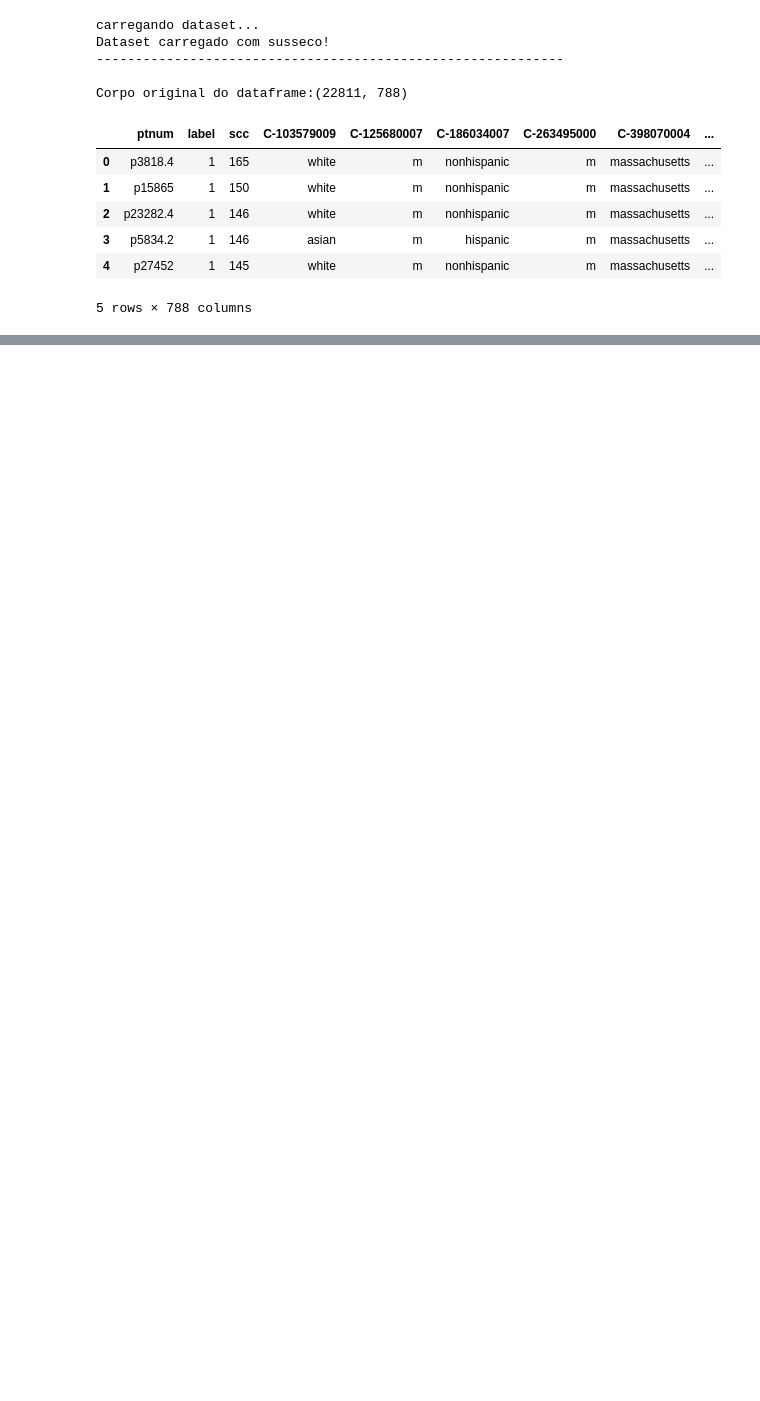
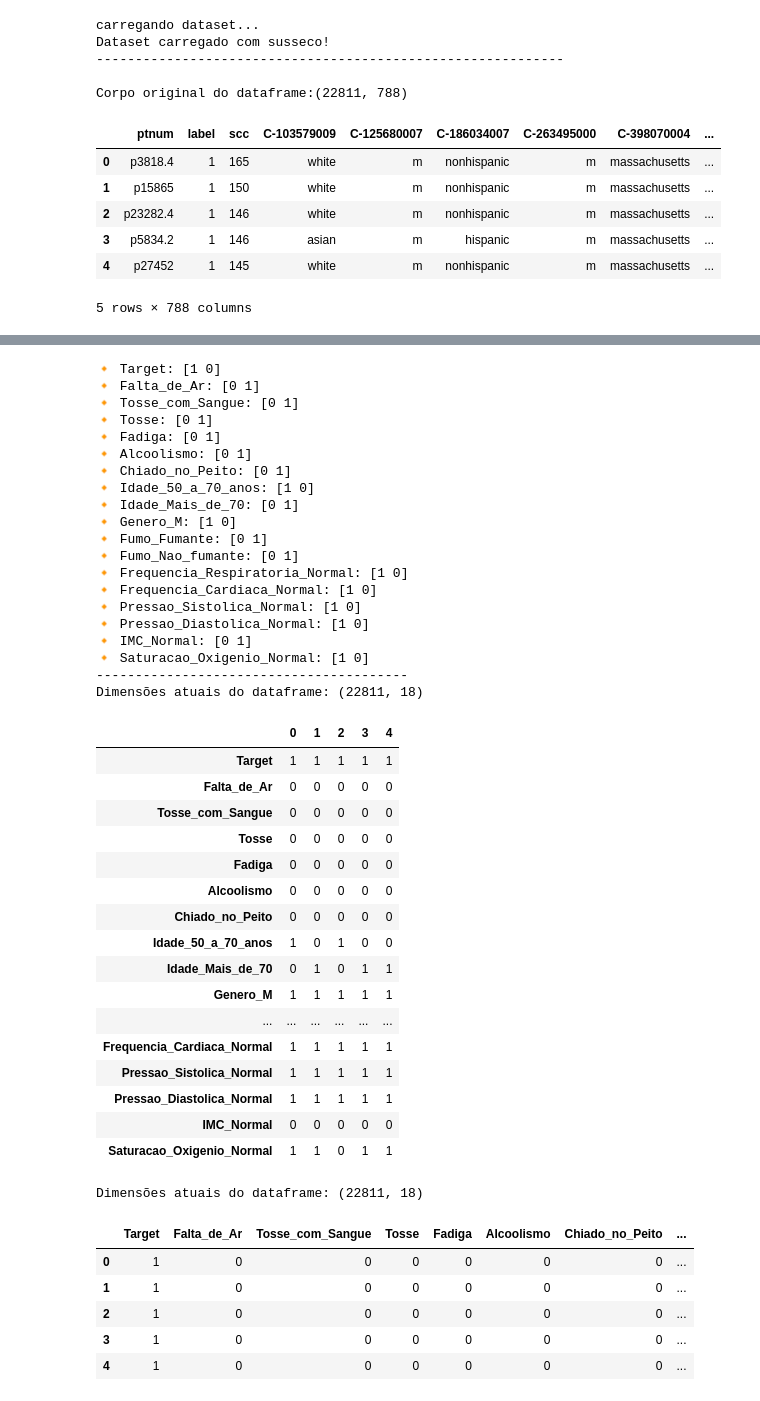
Before and after one commit to Luidy-Costa/project, a Jupyter notebook: lung-cancer-ml/backend/lung_cancer_prediction.ipynb, the cells around one changed output, grey strips where cells are left out. Drawn from its saved outputs; the diff is of its cells as text; code cells hidden in the pictures; blank space fills up the shorter version.

```diff
--- a/lung-cancer-ml/backend/lung_cancer_prediction.ipynb
+++ b/lung-cancer-ml/backend/lung_cancer_prediction.ipynb
@@ -330,0 +275,59 @@ Dimensões atuais do dataframe: (22811, 14)
+# %%
+for col in df.columns:
+    df[col] = df[col].astype(int)
+
+for i in df.columns:
+    print(f"🔸 {i}: {df[i].unique()}")
+
+print("-" * 40)
+
+print(f"Dimensões atuais do dataframe: {df.shape}")
+display(df.head().T)
+
+print(f"Dimensões atuais do dataframe: {df.shape}")
+df.head()
+# %% [output]
+🔸 Target: [1 0]
+🔸 Falta_de_Ar: [0 1]
+🔸 Tosse_com_Sangue: [0 1]
+🔸 Tosse: [0 1]
+🔸 Fadiga: [0 1]
+🔸 Alcoolismo: [0 1]
+🔸 Chiado_no_Peito: [0 1]
+🔸 Idade_50_a_70_anos: [1 0]
+🔸 Idade_Mais_de_70: [0 1]
+🔸 Genero_M: [1 0]
+🔸 Fumo_Fumante: [0 1]
+🔸 Fumo_Nao_fumante: [0 1]
+🔸 Frequencia_Respiratoria_Normal: [1 0]
+🔸 Frequencia_Cardiaca_Normal: [1 0]
+🔸 Pressao_Sistolica_Normal: [1 0]
+🔸 Pressao_Diastolica_Normal: [1 0]
+🔸 IMC_Normal: [0 1]
+🔸 Saturacao_Oxigenio_Normal: [1 0]
+----------------------------------------
+Dimensões atuais do dataframe: (22811, 18)
+|  | 0 | 1 | 2 | 3 | 4 |
+| Target | 1 | 1 | 1 | 1 | 1 |
+| Falta_de_Ar | 0 | 0 | 0 | 0 | 0 |
+| Tosse_com_Sangue | 0 | 0 | 0 | 0 | 0 |
+| Tosse | 0 | 0 | 0 | 0 | 0 |
+| Fadiga | 0 | 0 | 0 | 0 | 0 |
+| Alcoolismo | 0 | 0 | 0 | 0 | 0 |
+| Chiado_no_Peito | 0 | 0 | 0 | 0 | 0 |
+| Idade_50_a_70_anos | 1 | 0 | 1 | 0 | 0 |
+| Idade_Mais_de_70 | 0 | 1 | 0 | 1 | 1 |
+| Genero_M | 1 | 1 | 1 | 1 | 1 |
+| ... | ... | ... | ... | ... | ... |
+| Frequencia_Cardiaca_Normal | 1 | 1 | 1 | 1 | 1 |
+| Pressao_Sistolica_Normal | 1 | 1 | 1 | 1 | 1 |
+| Pressao_Diastolica_Normal | 1 | 1 | 1 | 1 | 1 |
+| IMC_Normal | 0 | 0 | 0 | 0 | 0 |
+| Saturacao_Oxigenio_Normal | 1 | 1 | 0 | 1 | 1 |
+Dimensões atuais do dataframe: (22811, 18)
+|  | Target | Falta_de_Ar | Tosse_com_Sangue | Tosse | Fadiga | Alcoolismo | Chiado_no_Peito | ... |
+| 0 | 1 | 0 | 0 | 0 | 0 | 0 | 0 | ... |
+| 1 | 1 | 0 | 0 | 0 | 0 | 0 | 0 | ... |
+| 2 | 1 | 0 | 0 | 0 | 0 | 0 | 0 | ... |
+| 3 | 1 | 0 | 0 | 0 | 0 | 0 | 0 | ... |
+| 4 | 1 | 0 | 0 | 0 | 0 | 0 | 0 | ... |
```
Also changed, not shown: parts of 14 cells of this notebook.
